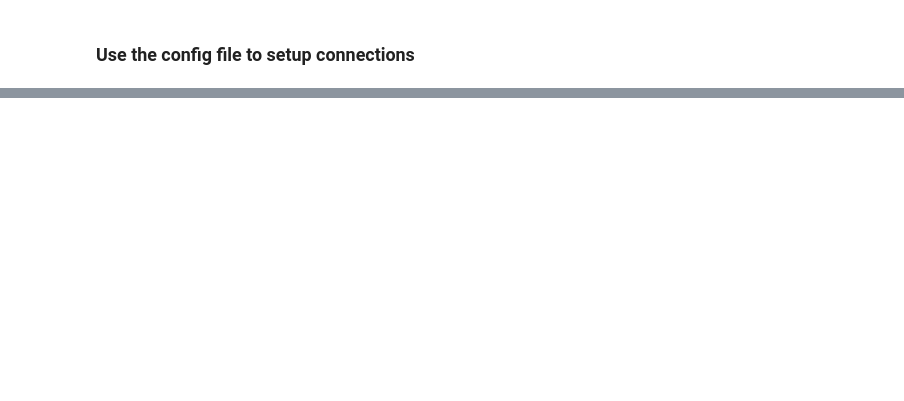
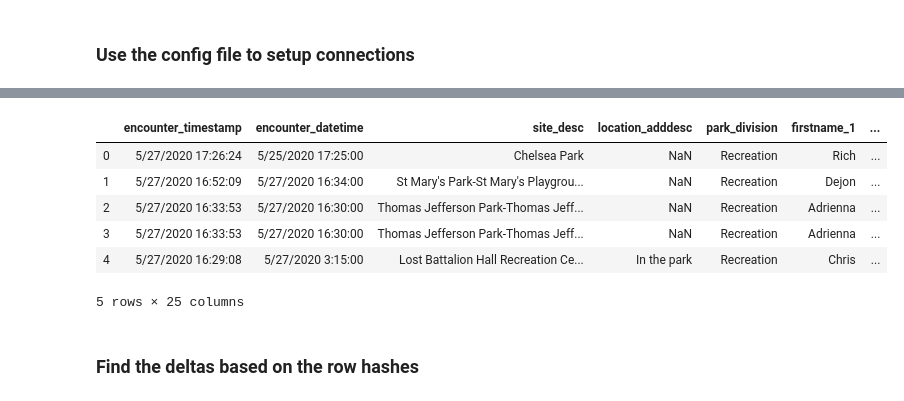
Before and after one commit to NYC-Parks/consolidation_crowds_data_Archive, a Jupyter notebook: script_folder/ambassador_cw.ipynb, the cells around one changed output, grey strips where cells are left out. Cells and saved outputs as stored; diff of their text form; code cells hidden in the pictures; blank space fills up the shorter version.

```diff
--- a/script_folder/ambassador_cw.ipynb
+++ b/script_folder/ambassador_cw.ipynb
@@ -39,0 +102,15 @@ cols = list(col_rename.values())
+# %%
+#Remove rows with no timestamp because these rows have no data
+ambass = ambass[ambass['encounter_timestamp'].notnull()]
+# %%
+ambass = ambass.merge(site_ref, how = 'left', on = ['site_desc', 'borough'])#[sql_cols]
+# %%
+ambass.head()
+# %% [output]
+|  | encounter_timestamp | encounter_datetime | site_desc | location_adddesc | park_division | firstname_1 | ... |
+| 0 | 5/27/2020 17:26:24 | 5/25/2020 17:25:00 | Chelsea Park | NaN | Recreation | Rich | ... |
+| 1 | 5/27/2020 16:52:09 | 5/27/2020 16:34:00 | St Mary's Park-St Mary's Playgrou... | NaN | Recreation | Dejon | ... |
+| 2 | 5/27/2020 16:33:53 | 5/27/2020 16:30:00 | Thomas Jefferson Park-Thomas Jeff... | NaN | Recreation | Adrienna | ... |
+| 3 | 5/27/2020 16:33:53 | 5/27/2020 16:30:00 | Thomas Jefferson Park-Thomas Jeff... | NaN | Recreation | Adrienna | ... |
+| 4 | 5/27/2020 16:29:08 | 5/27/2020 3:15:00 | Lost Battalion Hall Recreation Ce... | In the park | Recreation | Chris | ... |
+5 rows × 25 columns
@@ -39,0 +119,2 @@ cols = list(col_rename.values())
+# %% [markdown]
+### Find the deltas based on the row hashes
```
Also changed, not shown: parts of 29 cells of this notebook, 10 other files.
